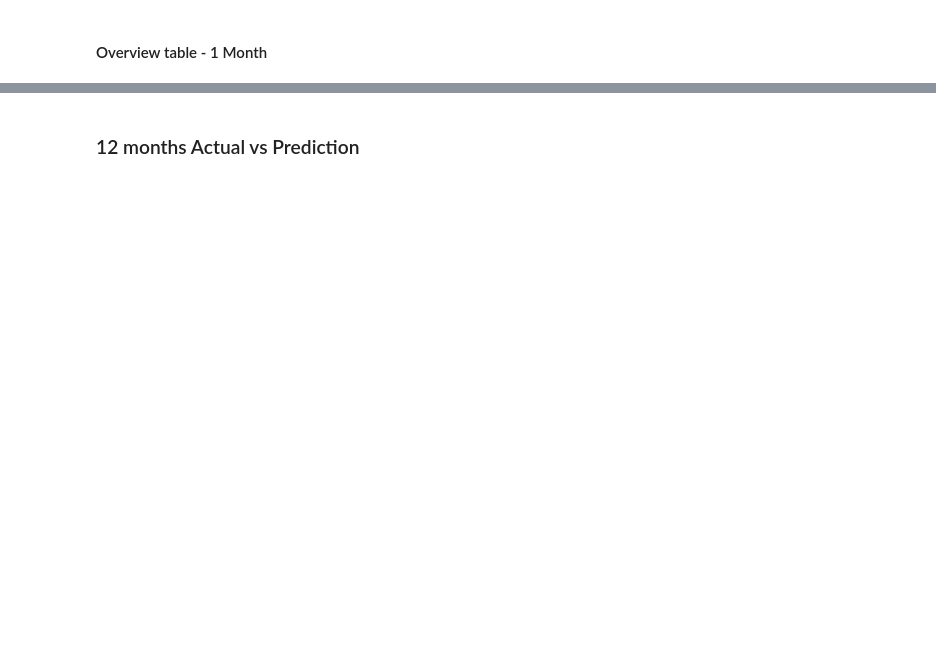
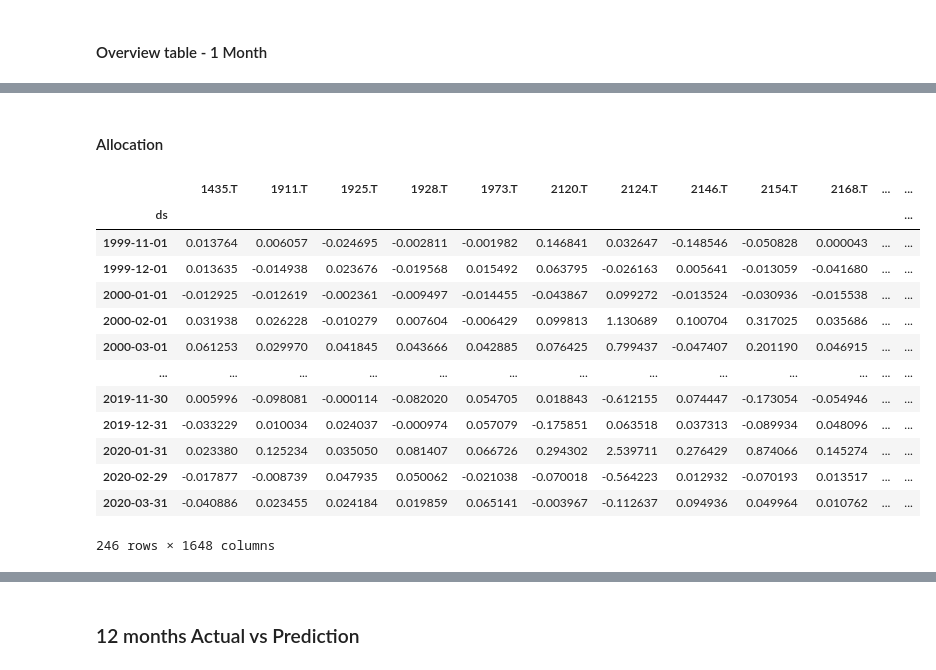
Before and after one commit to Herb-sh/sustainability_portfolio_optimisation, a Jupyter notebook: notebooks/4. portfolio_optimisation/4.1. Prophet/4.1.Prophet-univariate.ipynb, the cells around one changed output, grey strips where cells are left out. Saved outputs shown, nothing was run; the diff lists cells and outputs as text; code cells hidden in the pictures; blank space fills up the shorter version.

```diff
--- a/notebooks/4. portfolio_optimisation/4.1. Prophet/4.1.Prophet-univariate.ipynb
+++ b/notebooks/4. portfolio_optimisation/4.1. Prophet/4.1.Prophet-univariate.ipynb
@@ -82,0 +114,23 @@ mpt_utils.create_discrete_allocation(df, raw_weights_6m)
+# %% [markdown]
+#### Allocation
+# %%
+importlib.reload(prophet_utils)
+
+df_forecast_6m = prophet_utils.get_df_from_forecast(forecasts_6m)
+df_forecast_6m = df_forecast_6m - 1
+df_forecast_6m # (0.02 for 2%)
+# %% [output]
+|  | 1435.T | 1911.T | 1925.T | 1928.T | 1973.T | 2120.T | 2124.T | 2146.T | 2154.T | 2168.T | ... | ... |
+| ds |  |  |  |  |  |  |  |  |  |  |  | ... |
+| 1999-11-01 | 0.013764 | 0.006057 | -0.024695 | -0.002811 | -0.001982 | 0.146841 | 0.032647 | -0.148546 | -0.050828 | 0.000043 | ... | ... |
+| 1999-12-01 | 0.013635 | -0.014938 | 0.023676 | -0.019568 | 0.015492 | 0.063795 | -0.026163 | 0.005641 | -0.013059 | -0.041680 | ... | ... |
+| 2000-01-01 | -0.012925 | -0.012619 | -0.002361 | -0.009497 | -0.014455 | -0.043867 | 0.099272 | -0.013524 | -0.030936 | -0.015538 | ... | ... |
+| 2000-02-01 | 0.031938 | 0.026228 | -0.010279 | 0.007604 | -0.006429 | 0.099813 | 1.130689 | 0.100704 | 0.317025 | 0.035686 | ... | ... |
+| 2000-03-01 | 0.061253 | 0.029970 | 0.041845 | 0.043666 | 0.042885 | 0.076425 | 0.799437 | -0.047407 | 0.201190 | 0.046915 | ... | ... |
+| ... | ... | ... | ... | ... | ... | ... | ... | ... | ... | ... | ... | ... |
+| 2019-11-30 | 0.005996 | -0.098081 | -0.000114 | -0.082020 | 0.054705 | 0.018843 | -0.612155 | 0.074447 | -0.173054 | -0.054946 | ... | ... |
+| 2019-12-31 | -0.033229 | 0.010034 | 0.024037 | -0.000974 | 0.057079 | -0.175851 | 0.063518 | 0.037313 | -0.089934 | 0.048096 | ... | ... |
+| 2020-01-31 | 0.023380 | 0.125234 | 0.035050 | 0.081407 | 0.066726 | 0.294302 | 2.539711 | 0.276429 | 0.874066 | 0.145274 | ... | ... |
+| 2020-02-29 | -0.017877 | -0.008739 | 0.047935 | 0.050062 | -0.021038 | -0.070018 | -0.564223 | 0.012932 | -0.070193 | 0.013517 | ... | ... |
+| 2020-03-31 | -0.040886 | 0.023455 | 0.024184 | 0.019859 | 0.065141 | -0.003967 | -0.112637 | 0.094936 | 0.049964 | 0.010762 | ... | ... |
+246 rows × 1648 columns
```
Also changed, not shown: parts of 21 cells of this notebook, 16 other files.
